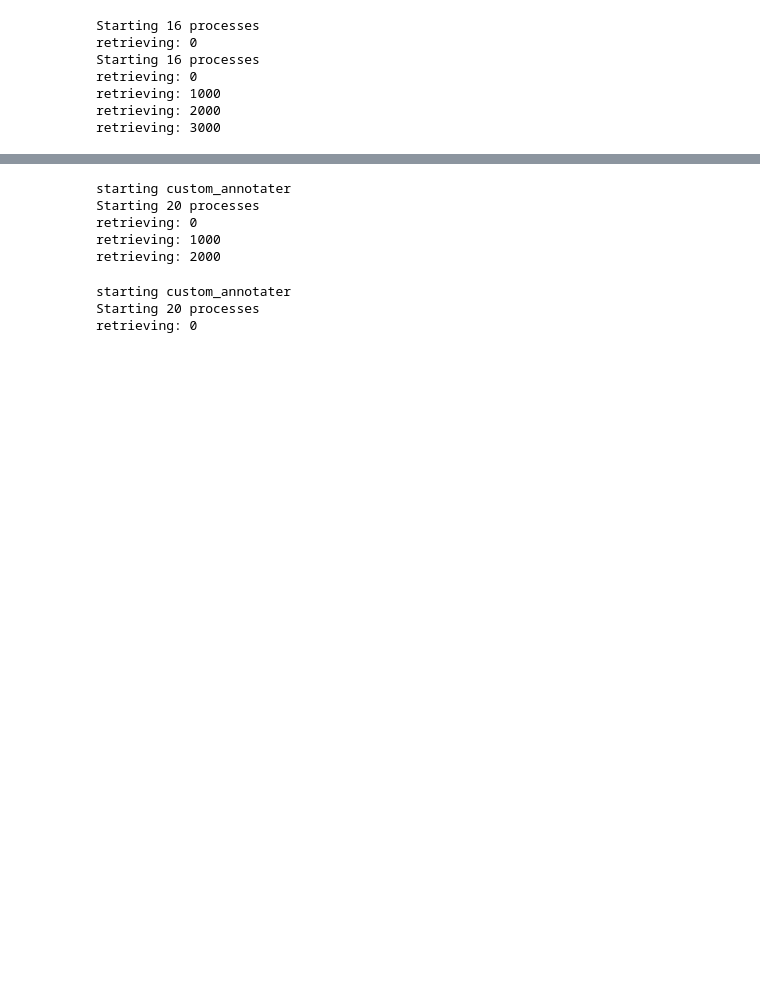
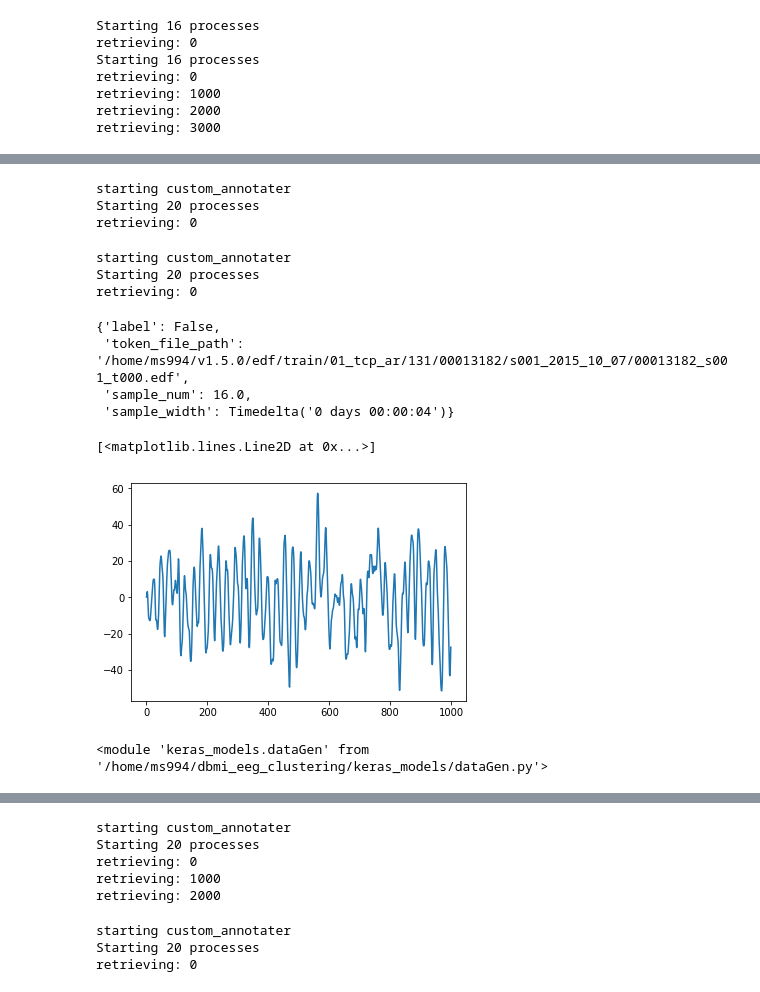
Before and after one commit to Saqibm128/eeg-tasks, a Jupyter notebook: notebooks/Seizure CNN Exploration.ipynb, the cells around one changed output, grey strips where cells are left out. Cells and saved outputs as stored; diff of their text form; code cells hidden in the pictures; blank space fills up the shorter version.

```diff
--- a/notebooks/Seizure CNN Exploration.ipynb
+++ b/notebooks/Seizure CNN Exploration.ipynb
@@ -36,5 +113,5 @@ import pyedflib as edf
 # %%
-edss = er.EdfDatasetSegments(pre_cooldown=5, post_cooldown=4, sample_time=4, num_seconds=1, n_process=16)
+edss = er.EdfDatasetSegments(pre_cooldown=4, post_cooldown=4, sample_time=4, num_seconds=1, n_process=16)
 # %% [output]
 Starting 16 processes
 retrieving: 0
@@ -43,3 +120,5 @@ retrieving: 0
 retrieving: 1000
 retrieving: 2000
 retrieving: 3000
+# %%
+train_label_files_segs = edss.get_train_split()
@@ -45,0 +143,17 @@ retrieving: 3000
+# %%
+test_label_files_segs = edss.get_test_split()
+# %% [output]
+starting custom_annotater
+Starting 20 processes
+retrieving: 0
+# %%
+mode = er.EdfDatasetSegmentedSampler.DETECT_MODE
+reload(er)
+train_edss = er.EdfDatasetSegmentedSampler(segment_file_tuples=train_label_files_segs, mode=mode, max_bckg_samps_per_file=5, n_process=8, gap=pd.Timedelta(seconds=4), overlapping_augmentation=False)
+train_edss.verbose = False
+valid_edss = er.EdfDatasetSegmentedSampler(segment_file_tuples=edss.get_valid_split(), mode=mode, max_bckg_samps_per_file=5, n_process=8, gap=pd.Timedelta(seconds=4), overlapping_augmentation=False)
+valid_edss.verbose = False
+# %% [output]
+starting custom_annotater
+Starting 20 processes
+retrieving: 0
@@ -45,0 +163,15 @@ retrieving: 3000
+# %%
+train_edss.n_process = 1
+train_edss.use_mp = False
+# %%
+train_edss.sampleInfo[114]
+# %% [output]
+{'label': False,
+ 'token_file_path': '/home/ms994/v1.5.0/edf/train/01_tcp_ar/131/00013182/s001_2015_10_07/00013182_s001_t000.edf',
+ 'sample_num': 16.0,
+ 'sample_width': Timedelta('0 days 00:00:04')}
+# %%
+plt.plot(train_edss[113][0].T[0])
+# %% [output]
+[<matplotlib.lines.Line2D at 0x...>]
+[figure, added]
@@ -45,0 +181,6 @@ retrieving: 3000
+# %%
+from keras_models.dataGen import EdfDataGenerator, RULEdfDataGenerator
+import keras_models.dataGen as dg
+reload(dg)
+# %% [output]
+<module 'keras_models.dataGen' from '/home/ms994/dbmi_eeg_clustering/keras_models/dataGen.py'>
```
Also changed, not shown: parts of 117 cells of this notebook, 3 other files.
